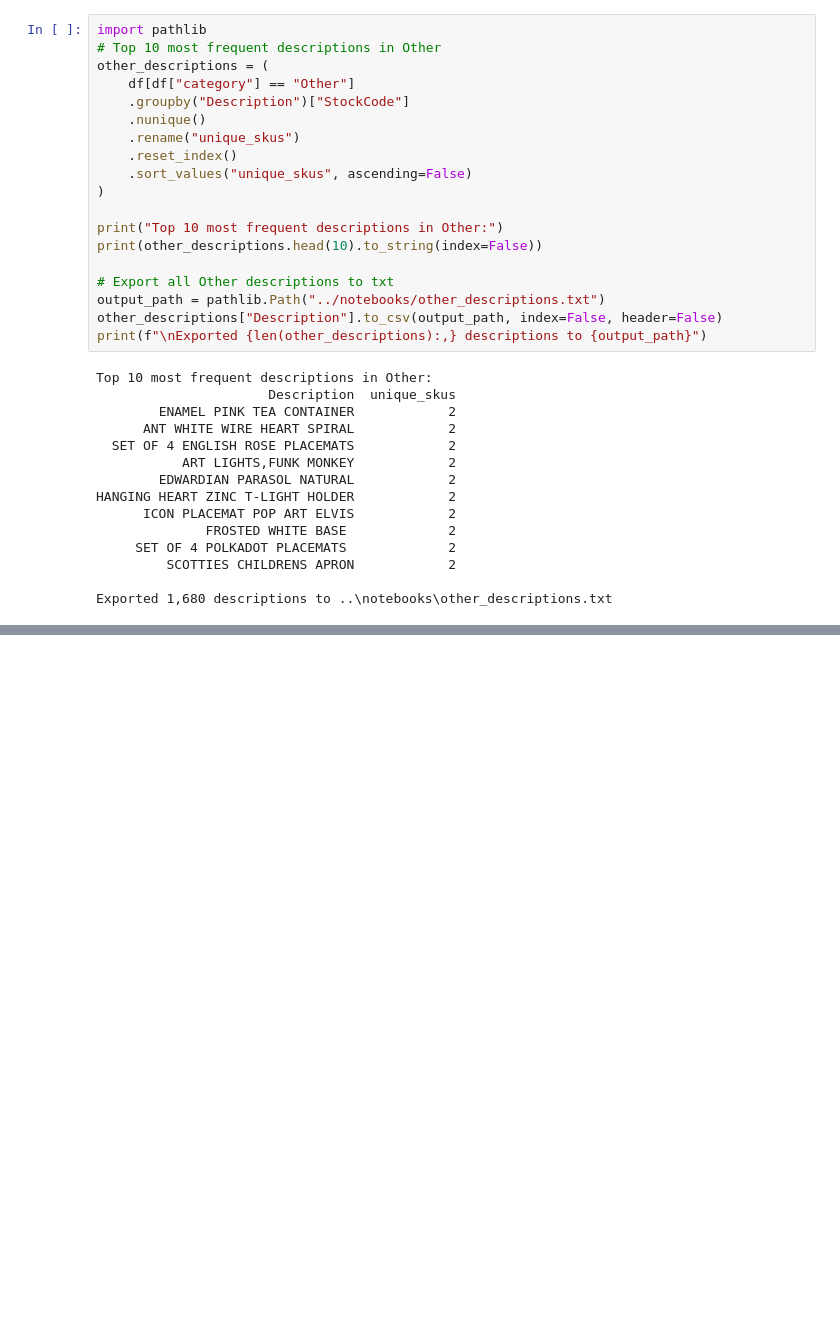
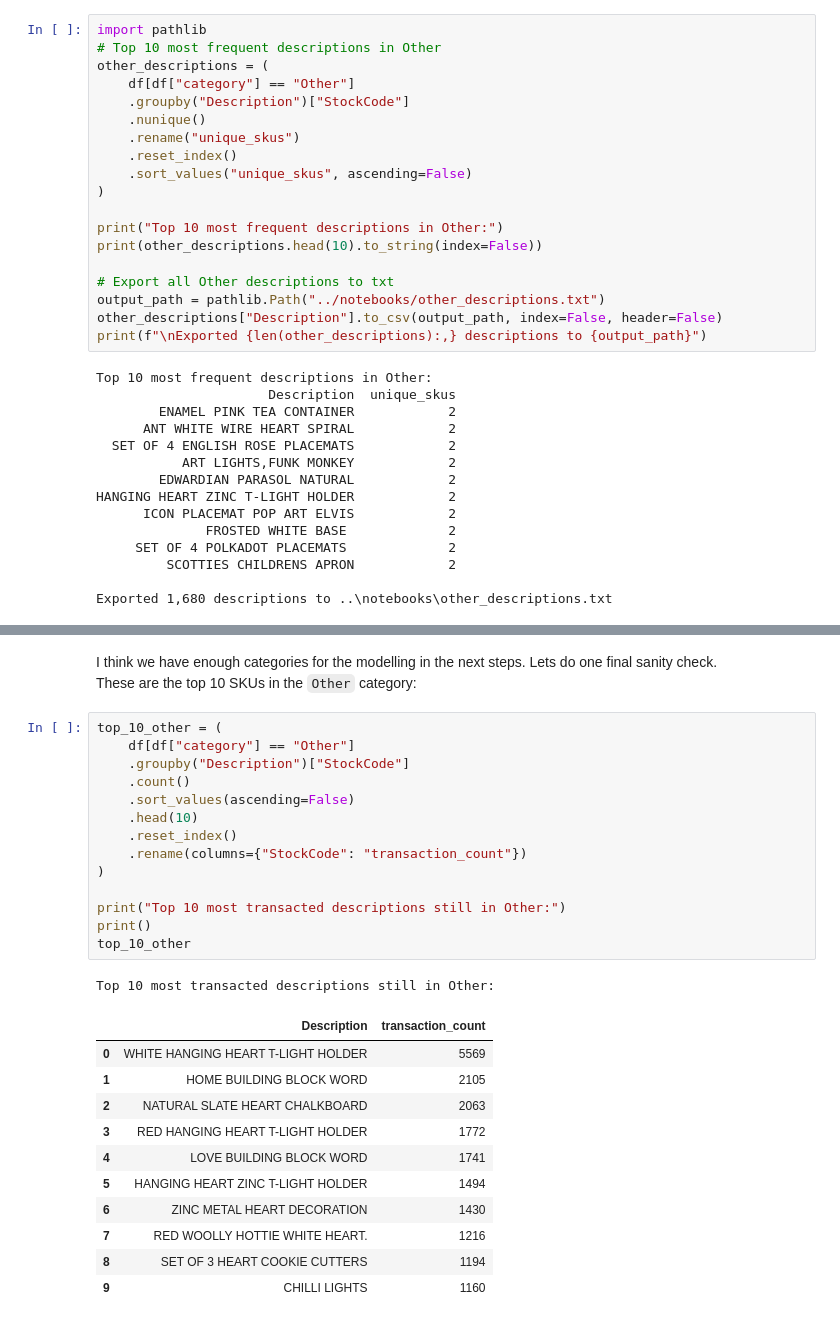
Before and after one commit to bhavyen-1001/retail-markdown-optimiser, a Jupyter notebook: notebooks/04_product_segmentation.ipynb, the cells around one changed output, grey strips where cells are left out. Cells and saved outputs as stored; diff of their text form; blank space fills up the shorter version.

```diff
--- a/notebooks/04_product_segmentation.ipynb
+++ b/notebooks/04_product_segmentation.ipynb
@@ -318,0 +490,30 @@ Exported 1,680 descriptions to ..\notebooks\other_descriptions.txt
+# %% [markdown]
+I think we have enough categories for the modelling in the next steps. Lets do one final sanity check. <br>
+These are the top 10 SKUs in the `Other` category:
+# %%
+top_10_other = (
+    df[df["category"] == "Other"]
+    .groupby("Description")["StockCode"]
+    .count()
+    .sort_values(ascending=False)
+    .head(10)
+    .reset_index()
+    .rename(columns={"StockCode": "transaction_count"})
+)
+
+print("Top 10 most transacted descriptions still in Other:")
+print()
+top_10_other
+# %% [output]
+Top 10 most transacted descriptions still in Other:
+|  | Description | transaction_count |
+| 0 | WHITE HANGING HEART T-LIGHT HOLDER | 5569 |
+| 1 | HOME BUILDING BLOCK WORD | 2105 |
+| 2 | NATURAL SLATE HEART CHALKBOARD | 2063 |
+| 3 | RED HANGING HEART T-LIGHT HOLDER | 1772 |
+| 4 | LOVE BUILDING BLOCK WORD | 1741 |
+| 5 | HANGING HEART ZINC T-LIGHT HOLDER | 1494 |
+| 6 | ZINC METAL HEART DECORATION | 1430 |
+| 7 | RED WOOLLY HOTTIE WHITE HEART. | 1216 |
+| 8 | SET OF 3 HEART COOKIE CUTTERS | 1194 |
+| 9 | CHILLI LIGHTS | 1160 |
```
Also changed, not shown: parts of 6 cells of this notebook.
